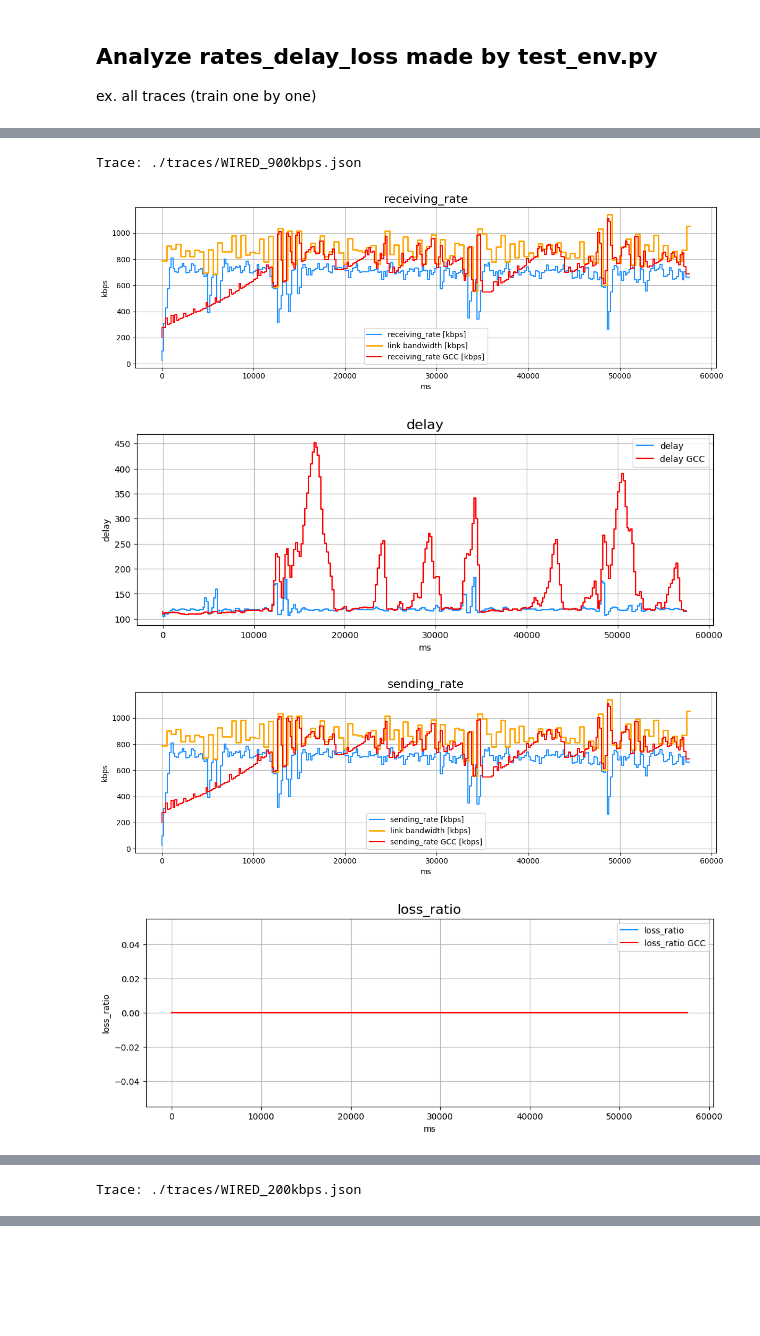
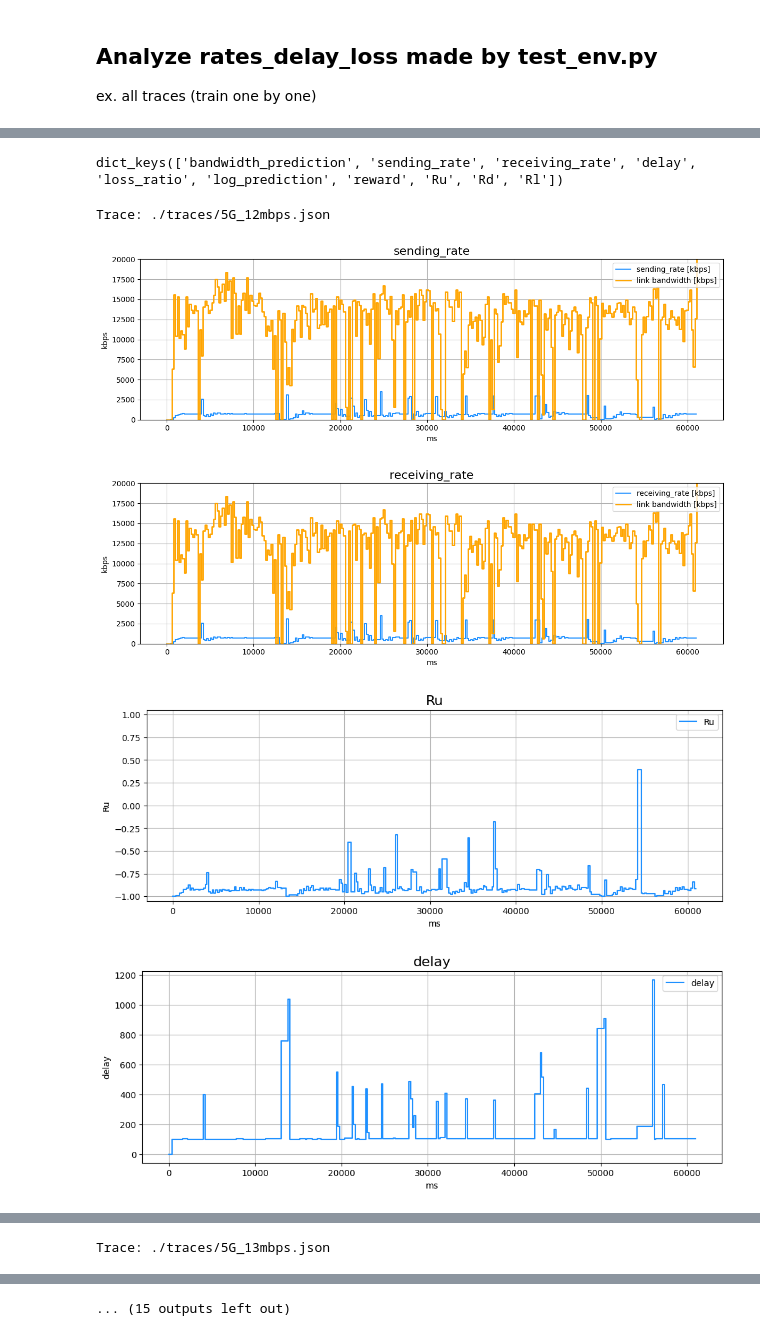
Before and after one commit to denama/ReCoCo, a Jupyter notebook: simulation_analysis/analyze_rates_delay_loss_all_traces.ipynb, the cells around one changed output, grey strips where cells are left out. Drawn from its saved outputs; the diff is of its cells as text; code cells hidden in the pictures; blank space fills up the shorter version.

Commit message:
generating results

```diff
--- a/simulation_analysis/analyze_rates_delay_loss_all_traces.ipynb
+++ b/simulation_analysis/analyze_rates_delay_loss_all_traces.ipynb
@@ -18,3 +15,6 @@ conf_name = f"SAC_WIRED_900kbps_200_delay_False_norm_states_True_tuned_True_rewa
+# %%
+
+conf_name = f"test_TD3_trace_300k_200_delay_True_norm_states_True_tuned_False_reward_profile_0_seed_22"
 # %%
 prefix = "../output/rates_delay_loss_"
 suffix = ".pickle"
@@ -34,5 +35,9 @@ dict_keys(['./traces/WIRED_900kbps.json', './traces/WIRED_200kbps.json'])
+# %%
+l_rate['./traces/WIRED_900kbps.json'].keys()
+# %% [output]
+dict_keys(['bandwidth_prediction', 'sending_rate', 'receiving_rate', 'delay', 'loss_ratio', 'log_prediction', 'reward', 'Ru', 'Rd', 'Rl'])
 # %%
-plot_gcc = True
+plot_gcc = False
 
 for key in l_rate.keys():
 
@@ -40,17 +45,18 @@ for key in l_rate.keys():
     colors = iter(["dodgerblue", "teal", "indianred", "olive", "yellow", "green"])
 
     # for metric in ["bandwidth_prediction", "receiving_rate", "sending_rate", "delay", "loss_ratio", "reward"]:
-    for metric in ["receiving_rate", "delay", "sending_rate", "loss_ratio", "reward"]: #reward
+    for metric in ["sending_rate", "receiving_rate", "Ru", "delay", "Rd", "loss_ratio", "Rl", "reward"]: #reward
         #Define capacity
 
         trace_name = "../" + key.split("/")[1] + "/" + key.split("/")[2]
         REAL_NAME = key.split("/")[2].split(".")[0]
 
-        pickle_path_gcc = f"../apply_model/results_gcc/rates_delay_loss_gcc_{REAL_NAME}.pickle"
-        l_rate_gcc = pd.read_pickle(pickle_path_gcc)
+        if plot_gcc:
+            pickle_path_gcc = f"../apply_model/results_gcc/rates_delay_loss_gcc_{REAL_NAME}.pickle"
+            l_rate_gcc = pd.read_pickle(pickle_path_gcc)
 
-        if l_rate_gcc["trace_name"] != REAL_NAME:
-            print("Trace not the same as GCC")
+            if l_rate_gcc["trace_name"] != REAL_NAME:
+                print("Trace not the same as GCC")
 
         with open(trace_name, "r") as f:
             d = json.load(f)
@@ -85,36 +91,42 @@ for key in l_rate.keys():
             plt.grid()
             if REAL_NAME == "WIRED_200kbps":
                 plt.xlim((0, 50000))
             if REAL_NAME == "WIRED_35mbps":
                 plt.ylim((0, 40000))
             elif REAL_NAME == "4G_700kbps":
                 plt.ylim(0, 1500)
             elif REAL_NAME == "4G_3mbps":
                 plt.ylim(0,8000)
             elif REAL_NAME == "4G_500kbps":
                 plt.ylim(0,1600)
+            elif REAL_NAME == "5G_12mbps":
+                plt.ylim(0,20000)
+            elif REAL_NAME == "5G_13mbps":
+                plt.ylim(0,20000)
             plt.tight_layout()
 
         else:
             plt.figure(figsize=(12,4))
             plt.title(metric, fontsize=16)
             plt.step(df_rate.index, df_rate[metric], label=f"{metric}", color="dodgerblue")
             if plot_gcc and (metric != "reward"):
                 plt.step(df_rate.index, df_rate[f"{metric}_gcc"], label=f"{metric} GCC", color="red")
             plt.ylabel(metric)
             plt.xlabel("ms")
             plt.legend()
             plt.grid()
             if metric == "reward":
                 plt.tight_layout()
-                plt.ylim(-1,1)
+                plt.ylim(-1.05,1.05)
                 plt.savefig(f"./plots/reward_{REAL_NAME}_{reward_profile}.png")
+            elif metric in ["Rl", "Ru", "Rd"]:
+                plt.ylim(-1.05,1.05)
 
         plt.show()
         print("\n")
 # %% [output]
-Trace: ./traces/WIRED_900kbps.json
+Trace: ./traces/5G_12mbps.json
-[figure, old version]
+[figure, new version]
-[figure, old version]
+[figure, new version]
-[figure, old version]
+[figure, new version]
-[figure, old version]
+[figure, new version]
@@ -122 +133,0 @@ Trace: ./traces/WIRED_900kbps.json
-Trace: ./traces/WIRED_200kbps.json
@@ -125,0 +137 @@ Trace: ./traces/WIRED_200kbps.json
+Trace: ./traces/5G_13mbps.json
@@ -127,0 +140 @@ Trace: ./traces/WIRED_200kbps.json
+... (15 outputs left out)
```
Also changed, not shown: parts of 26 cells of this notebook, 22 other files.
